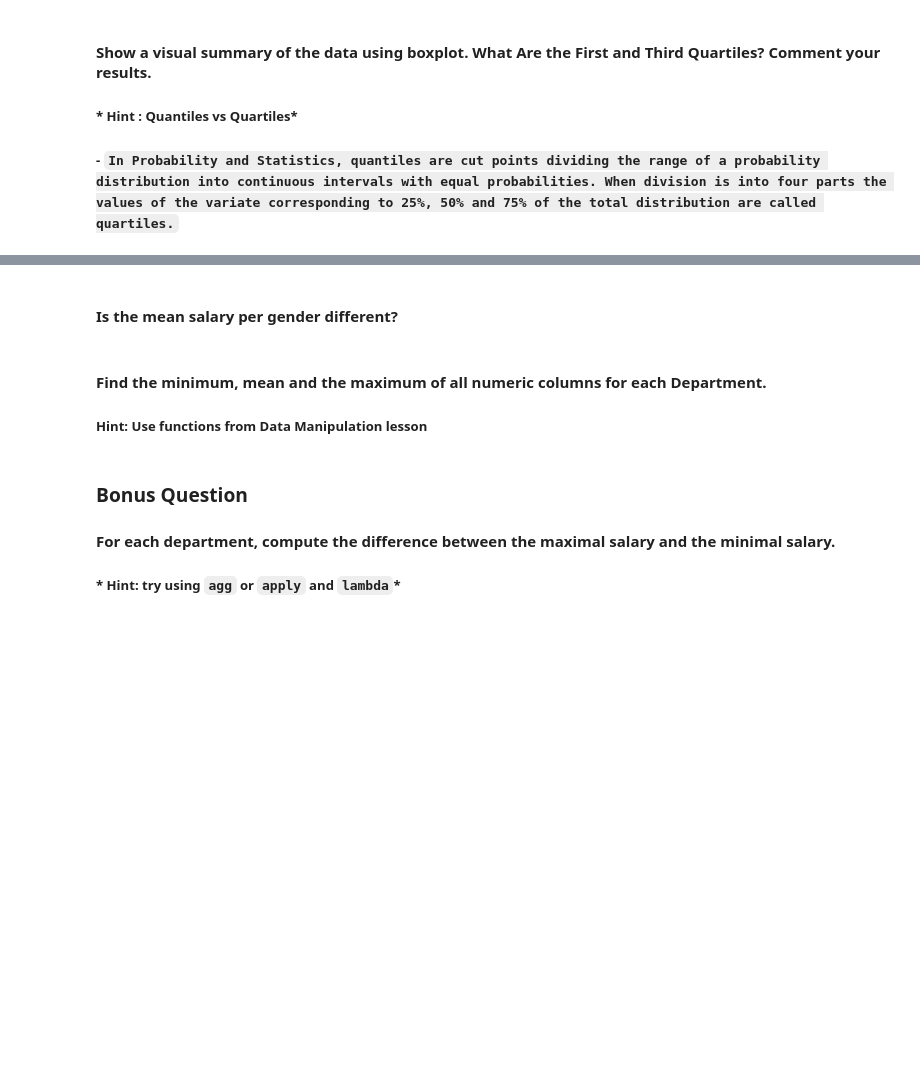
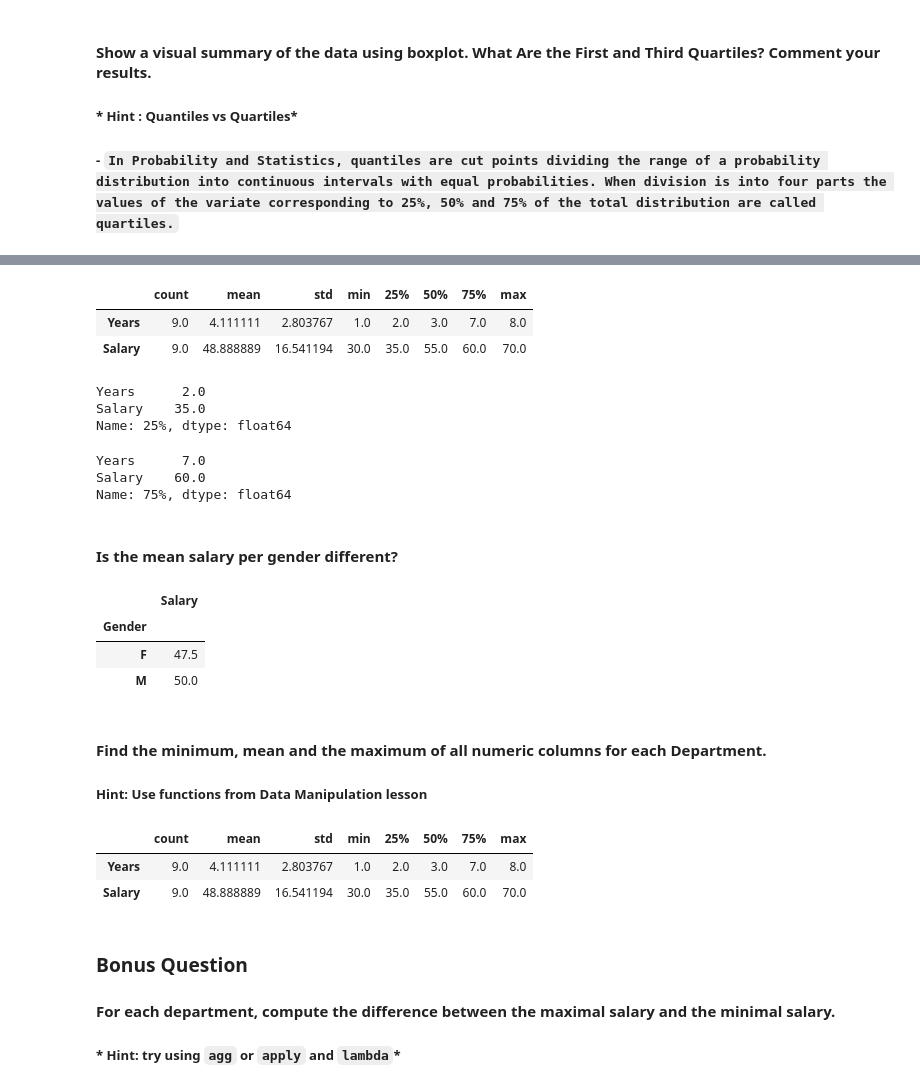
Before and after one commit to Ironhack-Data-Madrid-Octubre-2023/5.1-lab_subsetting_and_descriptive_stats, a Jupyter notebook: your-code/main.ipynb, the cells around one changed output, grey strips where cells are left out. Drawn from its saved outputs; the diff is of its cells as text; code cells hidden in the pictures; blank space fills up the shorter version.

```diff
--- a/your-code/main.ipynb
+++ b/your-code/main.ipynb
@@ -287,2 +291,21 @@ Name: Salary, dtype: int64
+# %%
+stats = employee.describe().T
+stats
+# %% [output]
+|  | count | mean | std | min | 25% | 50% | 75% | max |
+| Years | 9.0 | 4.111111 | 2.803767 | 1.0 | 2.0 | 3.0 | 7.0 | 8.0 |
+| Salary | 9.0 | 48.888889 | 16.541194 | 30.0 | 35.0 | 55.0 | 60.0 | 70.0 |
+# %%
+stats['25%']
+# %% [output]
+Years      2.0
+Salary    35.0
+Name: 25%, dtype: float64
+# %%
+stats['75%']
+# %% [output]
+Years      7.0
+Salary    60.0
+Name: 75%, dtype: float64
 # %% [markdown]
 #### Is the mean salary per gender different?
@@ -290,0 +312,7 @@ Name: Salary, dtype: int64
+# %%
+pd.pivot_table(employee, values=['Salary'],index='Gender', aggfunc='mean')
+# %% [output]
+|  | Salary |
+| Gender |  |
+| F | 47.5 |
+| M | 50.0 |
@@ -297,3 +325,9 @@ Name: Salary, dtype: int64
+# %%
+stats
+# %% [output]
+|  | count | mean | std | min | 25% | 50% | 75% | max |
+| Years | 9.0 | 4.111111 | 2.803767 | 1.0 | 2.0 | 3.0 | 7.0 | 8.0 |
+| Salary | 9.0 | 48.888889 | 16.541194 | 30.0 | 35.0 | 55.0 | 60.0 | 70.0 |
 # %% [markdown]
 ### Bonus Question
 
```
Also changed, not shown: parts of 15 cells of this notebook.
